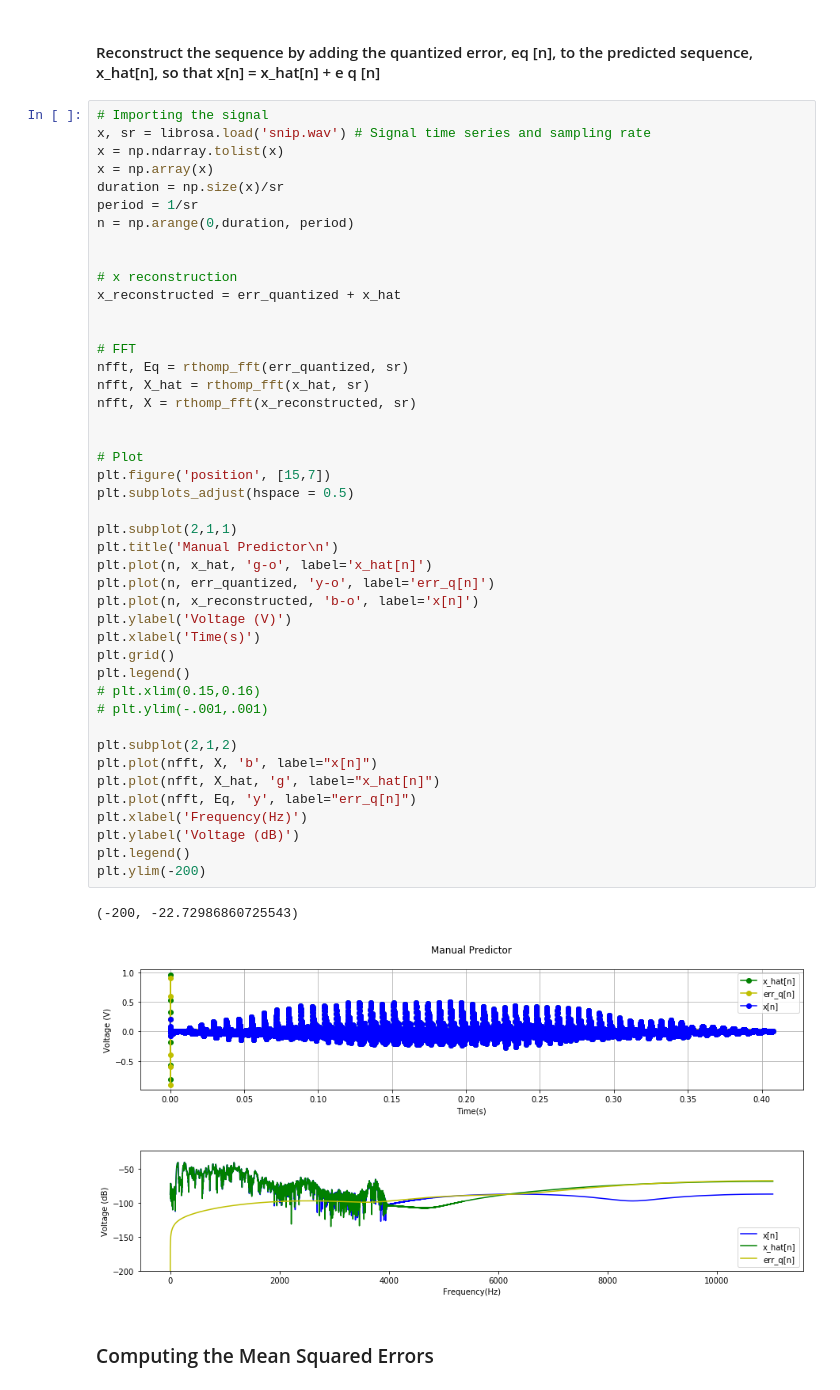
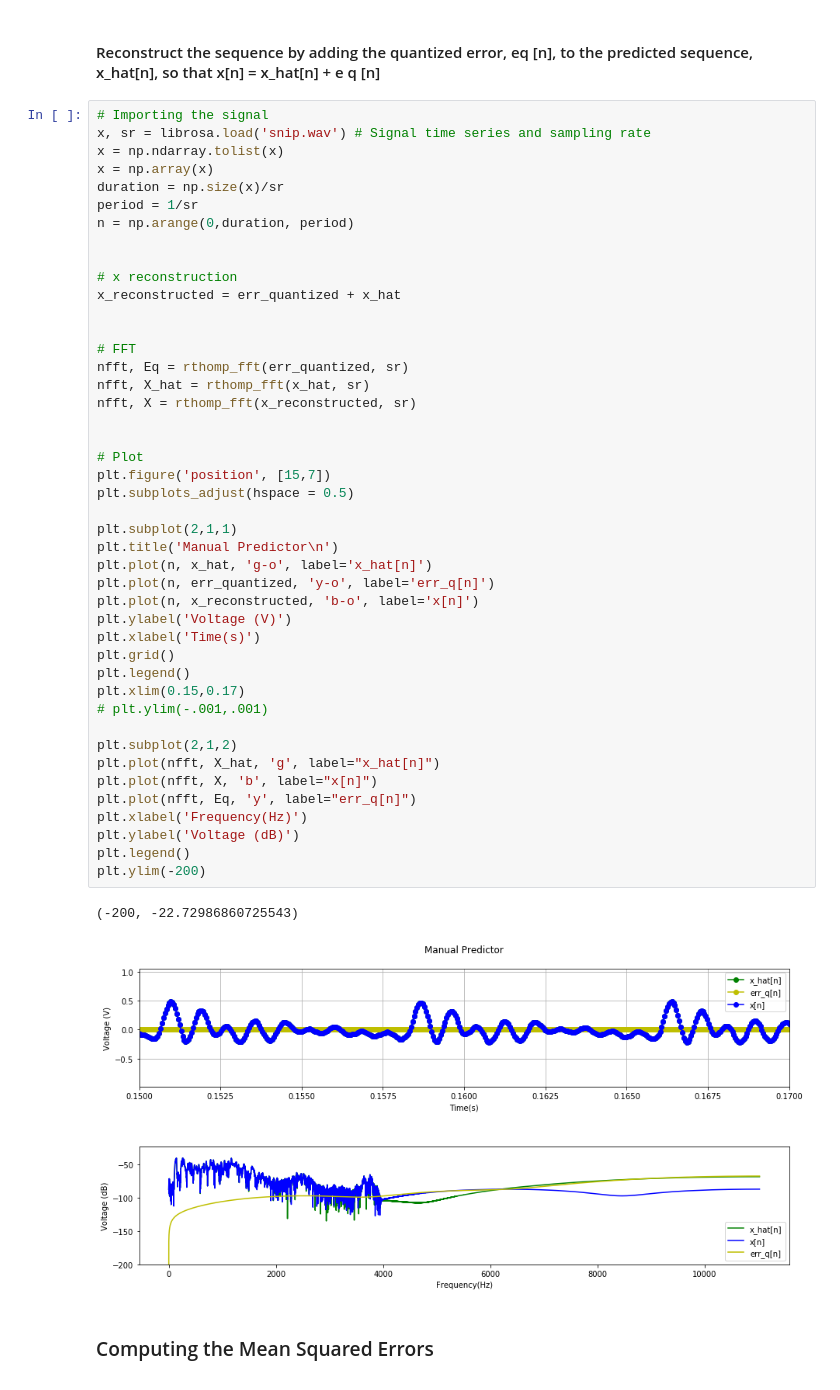
Before and after one commit to rthomp10/dsp, a Jupyter notebook: Prediction and Quantization.ipynb, the cells around one changed output. Saved outputs shown, nothing was run; the diff lists cells and outputs as text.

```diff
--- a/Prediction and Quantization.ipynb
+++ b/Prediction and Quantization.ipynb
@@ -497,36 +497,36 @@ x_reconstructed = err_quantized + x_hat
 # FFT
 nfft, Eq = rthomp_fft(err_quantized, sr)
 nfft, X_hat = rthomp_fft(x_hat, sr)
 nfft, X = rthomp_fft(x_reconstructed, sr)
 
 
 # Plot
 plt.figure('position', [15,7])
 plt.subplots_adjust(hspace = 0.5)
 
 plt.subplot(2,1,1)
 plt.title('Manual Predictor\n')
 plt.plot(n, x_hat, 'g-o', label='x_hat[n]')
 plt.plot(n, err_quantized, 'y-o', label='err_q[n]')
 plt.plot(n, x_reconstructed, 'b-o', label='x[n]')
 plt.ylabel('Voltage (V)')
 plt.xlabel('Time(s)')
 plt.grid()
 plt.legend()
-# plt.xlim(0.15,0.16)
+plt.xlim(0.15,0.17)
 # plt.ylim(-.001,.001)
 
 plt.subplot(2,1,2)
+plt.plot(nfft, X_hat, 'g', label="x_hat[n]")
 plt.plot(nfft, X, 'b', label="x[n]")
-plt.plot(nfft, X_hat, 'g', label="x_hat[n]")
 plt.plot(nfft, Eq, 'y', label="err_q[n]")
 plt.xlabel('Frequency(Hz)')
 plt.ylabel('Voltage (dB)')
 plt.legend()
 plt.ylim(-200)
 # %% [output]
 (-200, -22.72986860725543)
-[figure, old version]
+[figure, new version]
 # %% [markdown]
 ### Computing the Mean Squared Errors
 # %%
```
Also changed, not shown: parts of 2 cells of this notebook.
